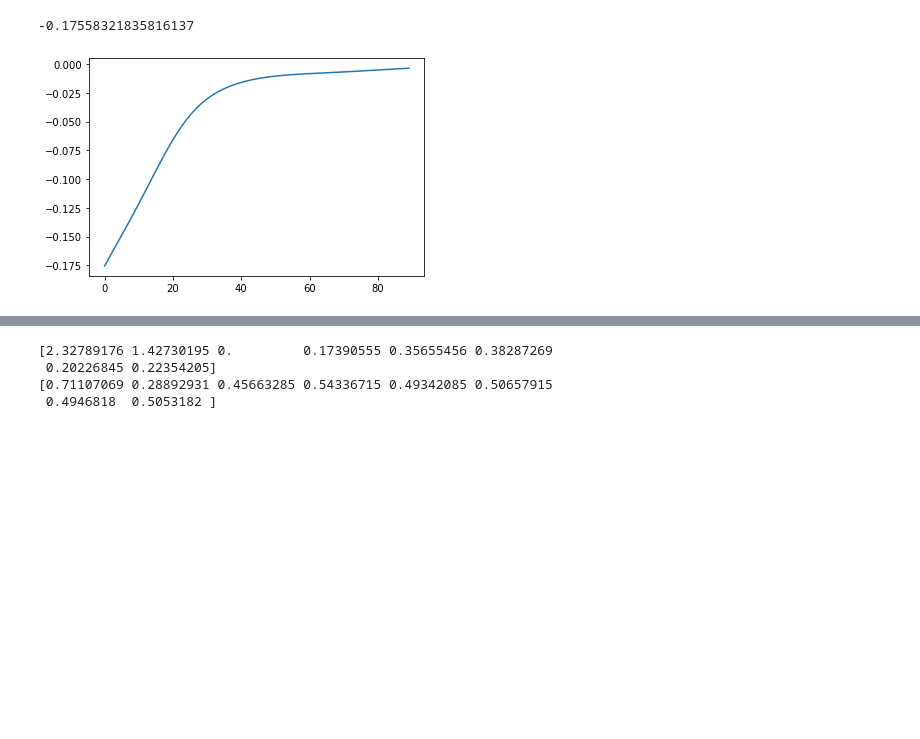
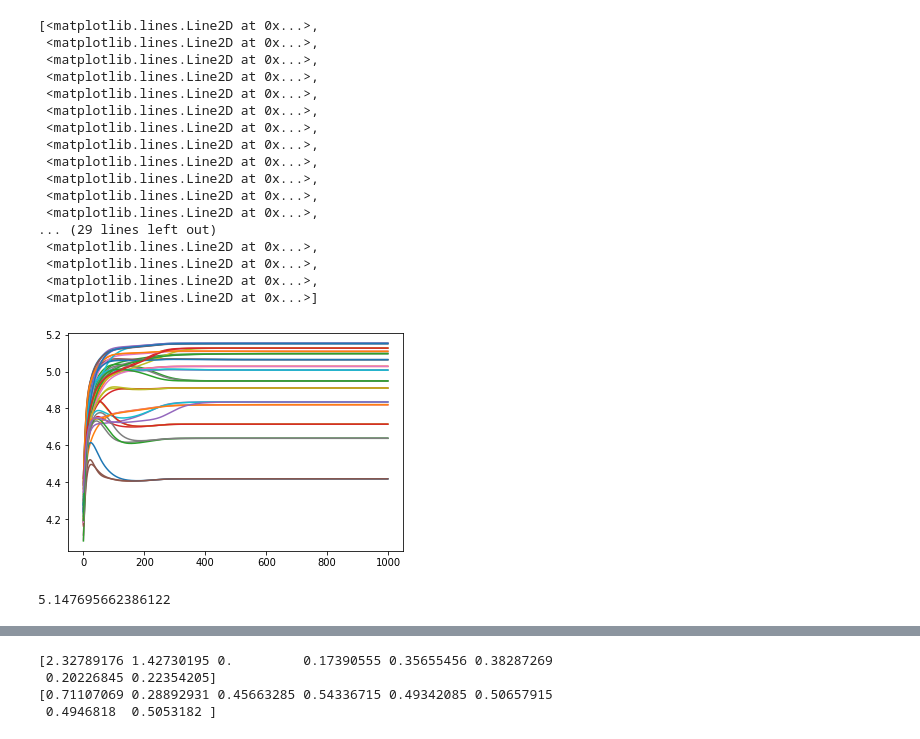
Before and after one commit to sundave1998/ARNPG-MORL, a Jupyter notebook: Tabular MDP (oracle)/CTDE.ipynb, the cells around one changed output, grey strips where cells are left out. Drawn from its saved outputs; the diff is of its cells as text; code cells hidden in the pictures; blank space fills up the shorter version.

```diff
--- a/Tabular MDP (oracle)/CTDE.ipynb
+++ b/Tabular MDP (oracle)/CTDE.ipynb
@@ -60,24 +34,12 @@ temp.theta = np.zeros(shape=n* s* a)
 # %%
-temp = MARL_agent(rewards, s, a, rho, gamma, n, prob_transition)
-temp.tau = 0
+temp = MARL_agent(rewards, s, a, rho, gamma, n, prob_transition, tau=0.1)
 temp.step = 0.1
-# temp.theta = np.random.uniform(0, 1, size=n* s* a)
 temp.theta = np.zeros(shape=n* s* a)
 
-N = 2
+N = 1000
 for i in tqdm(range(N)):
-    temp.theta = np.zeros(shape=n* s* a)
+    temp.NPG_entropy_step(verbose=False)
+#     A_tildes, pi, V_tau, A_tau = temp.NPG_entropy_step_change(verbose=False)
 
-    temp.NPG_entropy_step(verbose = True)
-#     temp.NPG_entropy_step(verbose = False)
-    temp.theta = np.zeros(shape=n* s* a)
-
-    temp.NPG_entropy_step_change(verbose = True)
-
-# temp.NPG_entropy_step(verbose = True)
-#     temp.NPG_entropy_step(verbose = False)
-#     print("prob", temp.theta_to_policy())
 plt.plot(temp.gap)
-# print(temp.gap)
-# plt.plot(temp.avg_gap)
 # %% [output]
@@ -132,8 +47,37 @@ Average gap: 3.1989920362127284
+# %%
+# check monotonicity of tilde{Q}
+plt.plot(temp.Q_tilde)
+# %% [output]
+[<matplotlib.lines.Line2D at 0x...>,
+ <matplotlib.lines.Line2D at 0x...>,
+ <matplotlib.lines.Line2D at 0x...>,
+ <matplotlib.lines.Line2D at 0x...>,
+ <matplotlib.lines.Line2D at 0x...>,
+ <matplotlib.lines.Line2D at 0x...>,
+ <matplotlib.lines.Line2D at 0x...>,
+ <matplotlib.lines.Line2D at 0x...>,
+ <matplotlib.lines.Line2D at 0x...>,
+ <matplotlib.lines.Line2D at 0x...>,
+ <matplotlib.lines.Line2D at 0x...>,
+ <matplotlib.lines.Line2D at 0x...>,
+... (29 lines left out)
+ <matplotlib.lines.Line2D at 0x...>,
+ <matplotlib.lines.Line2D at 0x...>,
+ <matplotlib.lines.Line2D at 0x...>,
+ <matplotlib.lines.Line2D at 0x...>]
+[figure, added]
 # %%
-for i in range(0,len(temp.gap)-1):
-    temp.gap[i] -= temp.gap[i+1]
-plt.plot(temp.gap[0:90])
-print(np.min(temp.gap[0:90]))
+# #check monotonicity of V_{tau}
+# for i in range(0,len(temp.gap)-1):
+#     temp.gap[i] -= temp.gap[i+1]
+# plt.plot(temp.gap[0:90])
+# print(np.max(temp.gap[0:90]))
-# %% [output]
--0.17558321835816137
-[figure, removed]
+# %%
+# approximate optimal value via soft q-iteration
+temp_opt = MARL_agent(rewards, s, a, rho, gamma, n, prob_transition, tau=0.1)
+temp.step = 0.1
+temp.theta = np.zeros(shape=n* s* a)
+ell_star, A_tildes_opt, pi_opt, V_tau_opt = temp_opt.solver(typ='global')
+print(ell_star)
+# %% [output]
+5.147695662386122
```
Also changed, not shown: parts of 9 cells of this notebook.
